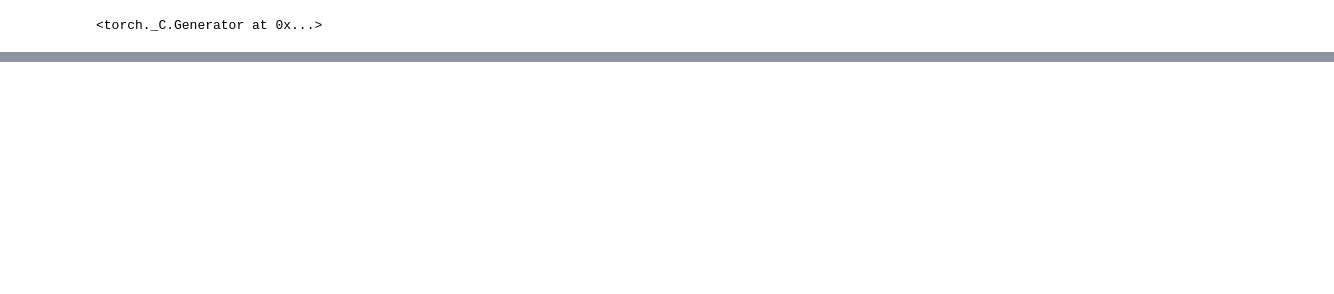
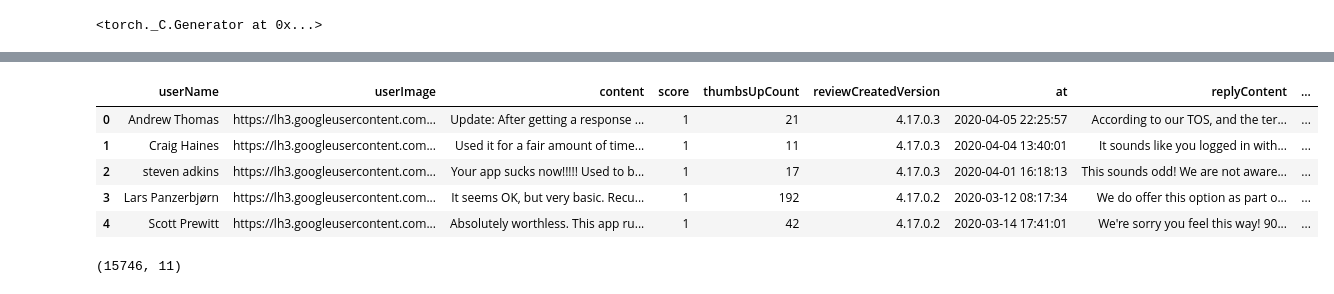
Before and after one commit to alif-munim/deep-learning, a Jupyter notebook: pytorch/bert.ipynb, the cells around one changed output, grey strips where cells are left out. Cells and saved outputs as stored; diff of their text form; code cells hidden in the pictures; blank space fills up the shorter version.

```diff
--- a/pytorch/bert.ipynb
+++ b/pytorch/bert.ipynb
@@ -55,0 +49,14 @@ To: /ssd003/home/amunim/deep-learning/pytorch/reviews.csv
+# %%
+df = pd.read_csv('reviews.csv')
+df.head()
+# %% [output]
+|  | userName | userImage | content | score | thumbsUpCount | reviewCreatedVersion | at | replyContent | ... |
+| 0 | Andrew Thomas | https://lh3.googleusercontent.com... | Update: After getting a response ... | 1 | 21 | 4.17.0.3 | 2020-04-05 22:25:57 | According to our TOS, and the ter... | ... |
+| 1 | Craig Haines | https://lh3.googleusercontent.com... | Used it for a fair amount of time... | 1 | 11 | 4.17.0.3 | 2020-04-04 13:40:01 | It sounds like you logged in with... | ... |
+| 2 | steven adkins | https://lh3.googleusercontent.com... | Your app sucks now!!!!! Used to b... | 1 | 17 | 4.17.0.3 | 2020-04-01 16:18:13 | This sounds odd! We are not aware... | ... |
+| 3 | Lars Panzerbjørn | https://lh3.googleusercontent.com... | It seems OK, but very basic. Recu... | 1 | 192 | 4.17.0.2 | 2020-03-12 08:17:34 | We do offer this option as part o... | ... |
+| 4 | Scott Prewitt | https://lh3.googleusercontent.com... | Absolutely worthless. This app ru... | 1 | 42 | 4.17.0.2 | 2020-03-14 17:41:01 | We're sorry you feel this way! 90... | ... |
+# %%
+df.shape
+# %% [output]
+(15746, 11)
```
Also changed, not shown: parts of 17 cells of this notebook.
